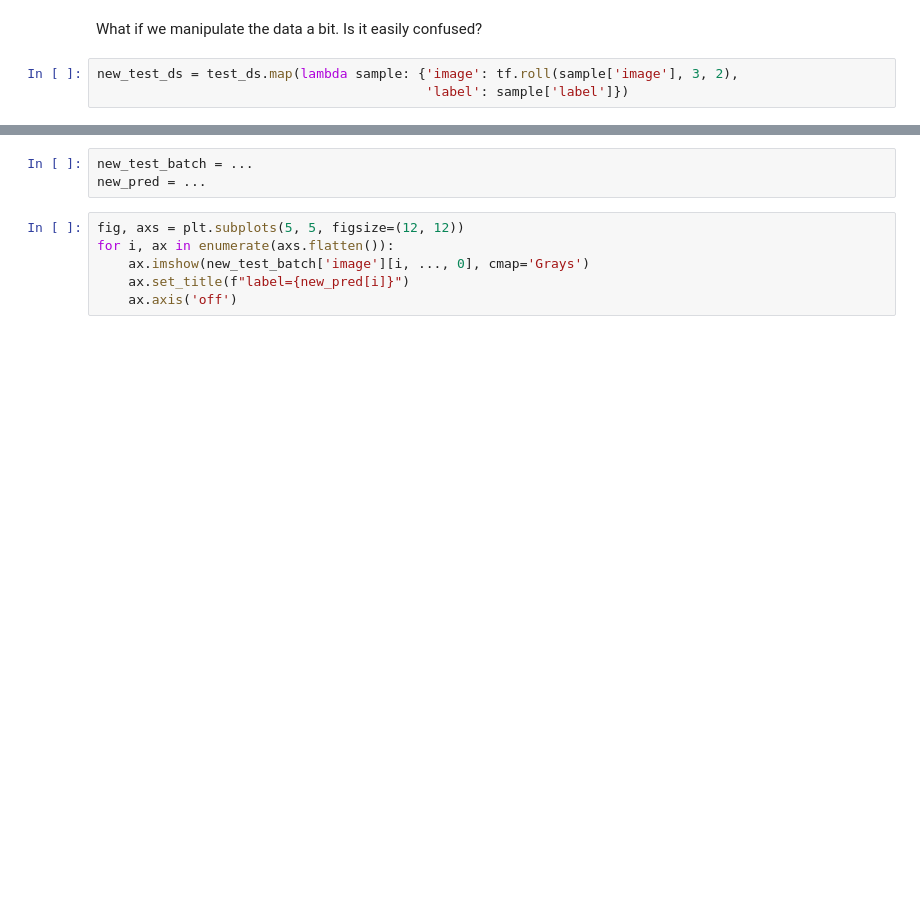
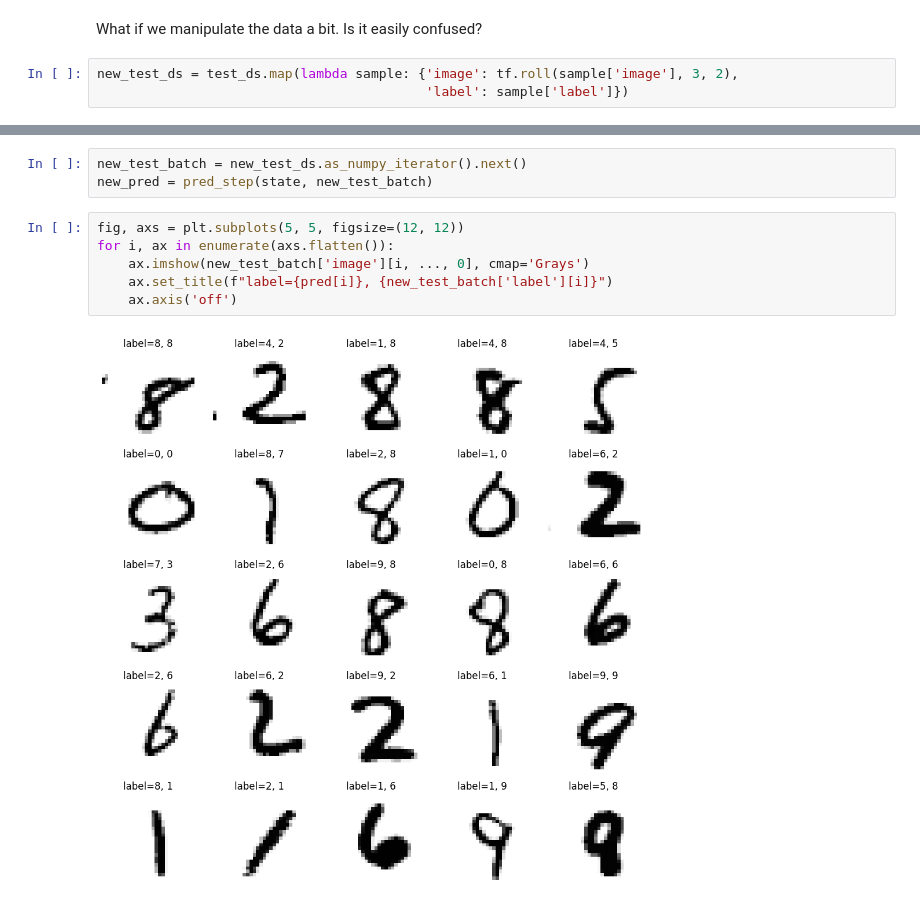
Before and after one commit to uo-phys/comp-phys-26, a Jupyter notebook: notebooks/Dense Neural Network on MNIST Digits.ipynb, the cells around one changed output, grey strips where cells are left out. Cells and saved outputs as stored; diff of their text form; blank space fills up the shorter version.

```diff
--- a/notebooks/Dense Neural Network on MNIST Digits.ipynb
+++ b/notebooks/Dense Neural Network on MNIST Digits.ipynb
@@ -217,9 +275,11 @@ new_test_ds
-# %%
-new_test_batch = ...
-new_pred = ...
+# %%
+new_test_batch = new_test_ds.as_numpy_iterator().next()
+new_pred = pred_step(state, new_test_batch)
 # %%
 fig, axs = plt.subplots(5, 5, figsize=(12, 12))
 for i, ax in enumerate(axs.flatten()):
     ax.imshow(new_test_batch['image'][i, ..., 0], cmap='Grays')
-    ax.set_title(f"label={new_pred[i]}")
+    ax.set_title(f"label={pred[i]}, {new_test_batch['label'][i]}")
     ax.axis('off')
+# %% [output]
+[figure, added]
```
Also changed, not shown: parts of 13 cells of this notebook.
